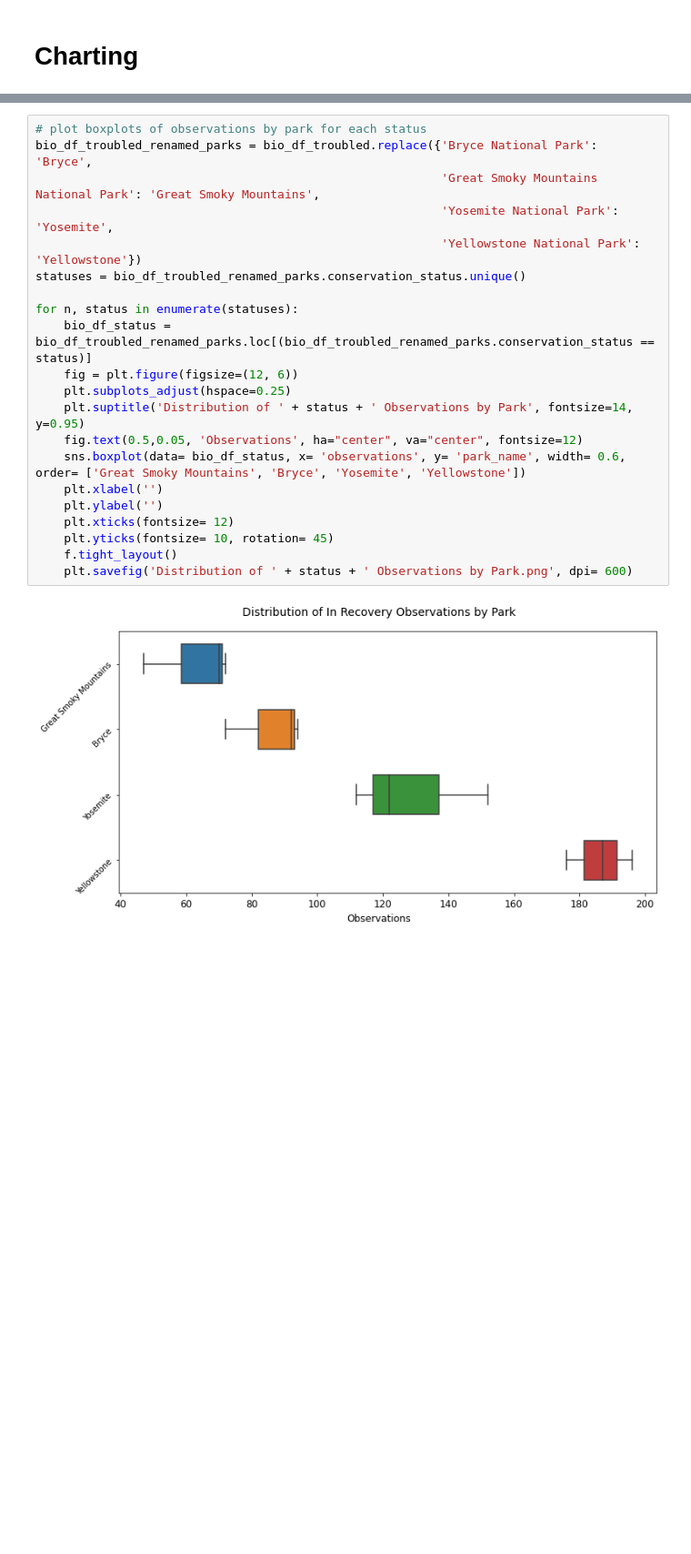
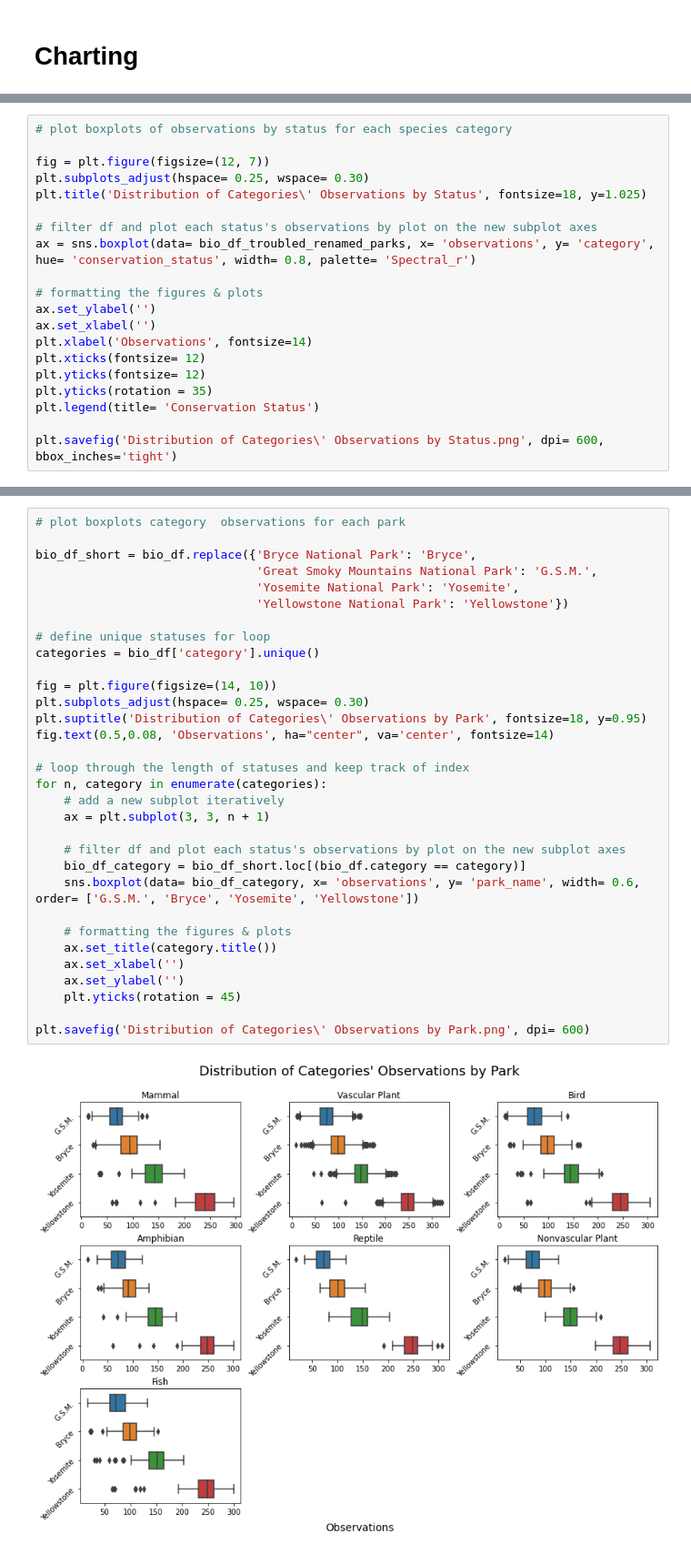
Before and after one commit to lightlySkewed/Biodiversity, a Jupyter notebook: biodiversity.ipynb, the cells around one changed output, grey strips where cells are left out. Shown: that part at 91% size. Saved outputs shown, nothing was run; the diff lists cells and outputs as text; blank space fills up the shorter version.

```diff
--- a/biodiversity.ipynb
+++ b/biodiversity.ipynb
@@ -404,3 +348,23 @@ for n, status in enumerate(statuses):
 plt.savefig('Distribution of Parks\' Observations by Status', dpi= 600)
 # %% [output]
 [figure]
+# %%
+# plot boxplots of observations by status for each species category
+
+fig = plt.figure(figsize=(12, 7))
+plt.subplots_adjust(hspace= 0.25, wspace= 0.30)
+plt.title('Distribution of Categories\' Observations by Status', fontsize=18, y=1.025)
+
+# filter df and plot each status's observations by plot on the new subplot axes
+ax = sns.boxplot(data= bio_df_troubled_renamed_parks, x= 'observations', y= 'category', hue= 'conservation_status', width= 0.8, palette= 'Spectral_r')
+
+# formatting the figures & plots
+ax.set_ylabel('')
+ax.set_xlabel('')
+plt.xlabel('Observations', fontsize=14)
+plt.xticks(fontsize= 12)
+plt.yticks(fontsize= 12)
+plt.yticks(rotation = 35)
+plt.legend(title= 'Conservation Status')
+
+plt.savefig('Distribution of Categories\' Observations by Status.png', dpi= 600, bbox_inches='tight')
@@ -407,23 +373,34 @@ plt.savefig('Distribution of Parks\' Observations by Status', dpi= 600)
 # %%
-# plot boxplots of observations by park for each status
-bio_df_troubled_renamed_parks = bio_df_troubled.replace({'Bryce National Park': 'Bryce',
-                                                         'Great Smoky Mountains National Park': 'Great Smoky Mountains',
-                                                         'Yosemite National Park': 'Yosemite',
-                                                         'Yellowstone National Park': 'Yellowstone'})
-statuses = bio_df_troubled_renamed_parks.conservation_status.unique()
+# plot boxplots category  observations for each park
 
-for n, status in enumerate(statuses):
-    bio_df_status = bio_df_troubled_renamed_parks.loc[(bio_df_troubled_renamed_parks.conservation_status == status)]
-    fig = plt.figure(figsize=(12, 6))
-    plt.subplots_adjust(hspace=0.25)
-    plt.suptitle('Distribution of ' + status + ' Observations by Park', fontsize=14, y=0.95)
-    fig.text(0.5,0.05, 'Observations', ha="center", va="center", fontsize=12)
-    sns.boxplot(data= bio_df_status, x= 'observations', y= 'park_name', width= 0.6, order= ['Great Smoky Mountains', 'Bryce', 'Yosemite', 'Yellowstone'])
-    plt.xlabel('')
-    plt.ylabel('')
-    plt.xticks(fontsize= 12)
-    plt.yticks(fontsize= 10, rotation= 45)
-    f.tight_layout()
-    plt.savefig('Distribution of ' + status + ' Observations by Park.png', dpi= 600)
+bio_df_short = bio_df.replace({'Bryce National Park': 'Bryce',
+                               'Great Smoky Mountains National Park': 'G.S.M.',
+                               'Yosemite National Park': 'Yosemite',
+                               'Yellowstone National Park': 'Yellowstone'})
+
+# define unique statuses for loop
+categories = bio_df['category'].unique()
+
+fig = plt.figure(figsize=(14, 10))
+plt.subplots_adjust(hspace= 0.25, wspace= 0.30)
+plt.suptitle('Distribution of Categories\' Observations by Park', fontsize=18, y=0.95)
+fig.text(0.5,0.08, 'Observations', ha="center", va='center', fontsize=14)
+
+# loop through the length of statuses and keep track of index
+for n, category in enumerate(categories):
+    # add a new subplot iteratively
+    ax = plt.subplot(3, 3, n + 1)
+
+    # filter df and plot each status's observations by plot on the new subplot axes
+    bio_df_category = bio_df_short.loc[(bio_df.category == category)]
+    sns.boxplot(data= bio_df_category, x= 'observations', y= 'park_name', width= 0.6, order= ['G.S.M.', 'Bryce', 'Yosemite', 'Yellowstone'])
+
+    # formatting the figures & plots
+    ax.set_title(category.title())
+    ax.set_xlabel('')
+    ax.set_ylabel('')
+    plt.yticks(rotation = 45)
+
+plt.savefig('Distribution of Categories\' Observations by Park.png', dpi= 600)
 # %% [output]
-[figure, old version]
+[figure, new version]
```
Also changed, not shown: parts of 26 cells of this notebook, 24 other files.
